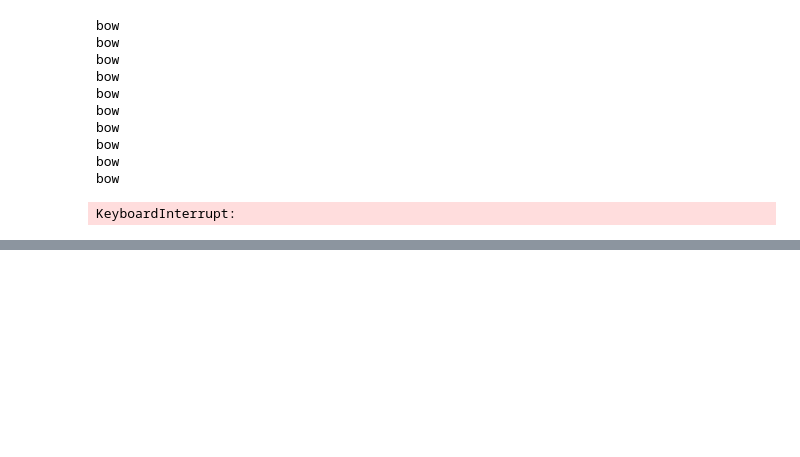
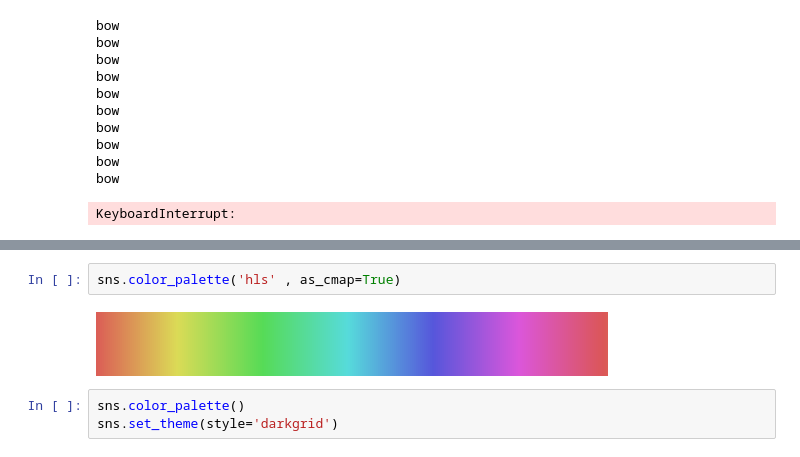
Before and after one commit to FaresEsmail-eng/Projects, a Jupyter notebook: Testing.ipynb, the cells around one changed output, grey strips where cells are left out. Cells and saved outputs as stored; diff of their text form; blank space fills up the shorter version.

```diff
--- a/Testing.ipynb
+++ b/Testing.ipynb
@@ -129,0 +196,7 @@ KeyboardInterrupt:
+# %%
+sns.color_palette('hls' , as_cmap=True)
+# %% [output]
+[figure, added]
+# %%
+sns.color_palette()
+sns.set_theme(style='darkgrid')
```
Also changed, not shown: parts of 89 cells of this notebook, 35 other files.
